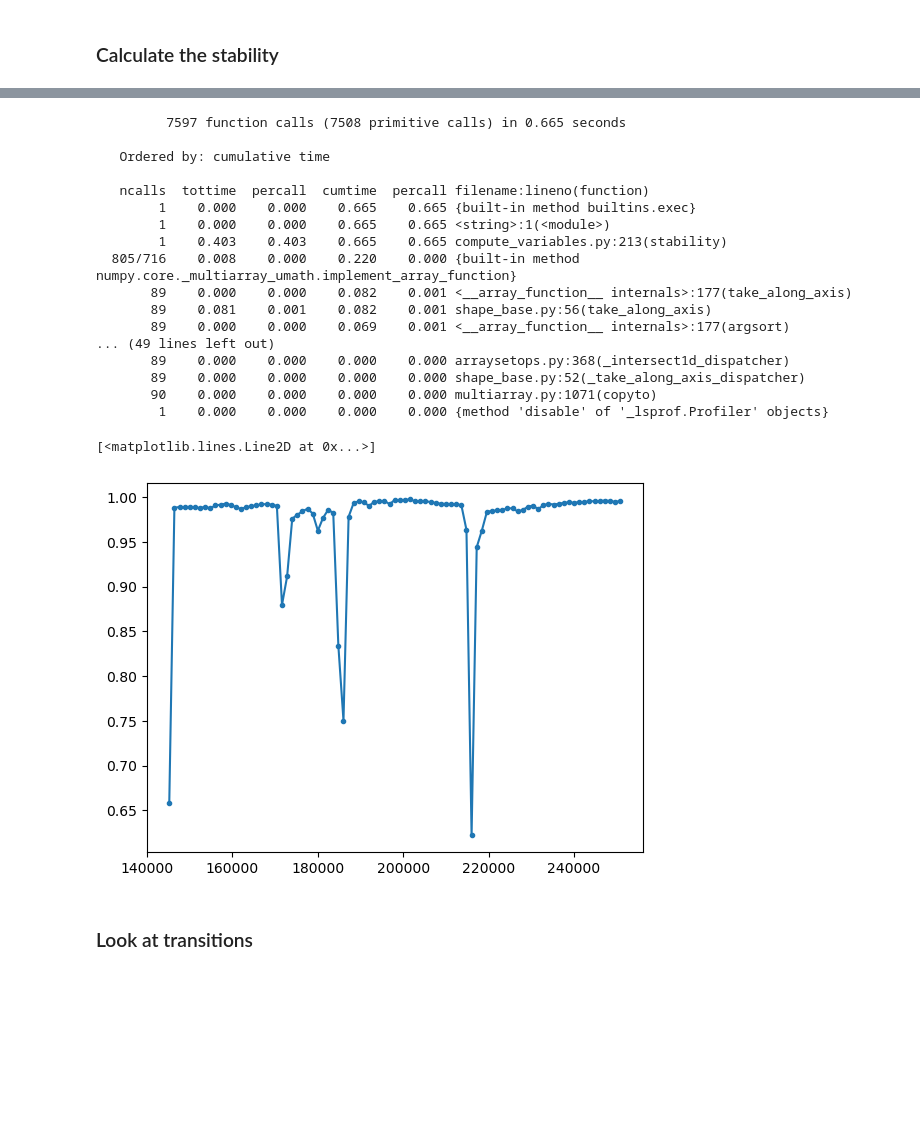
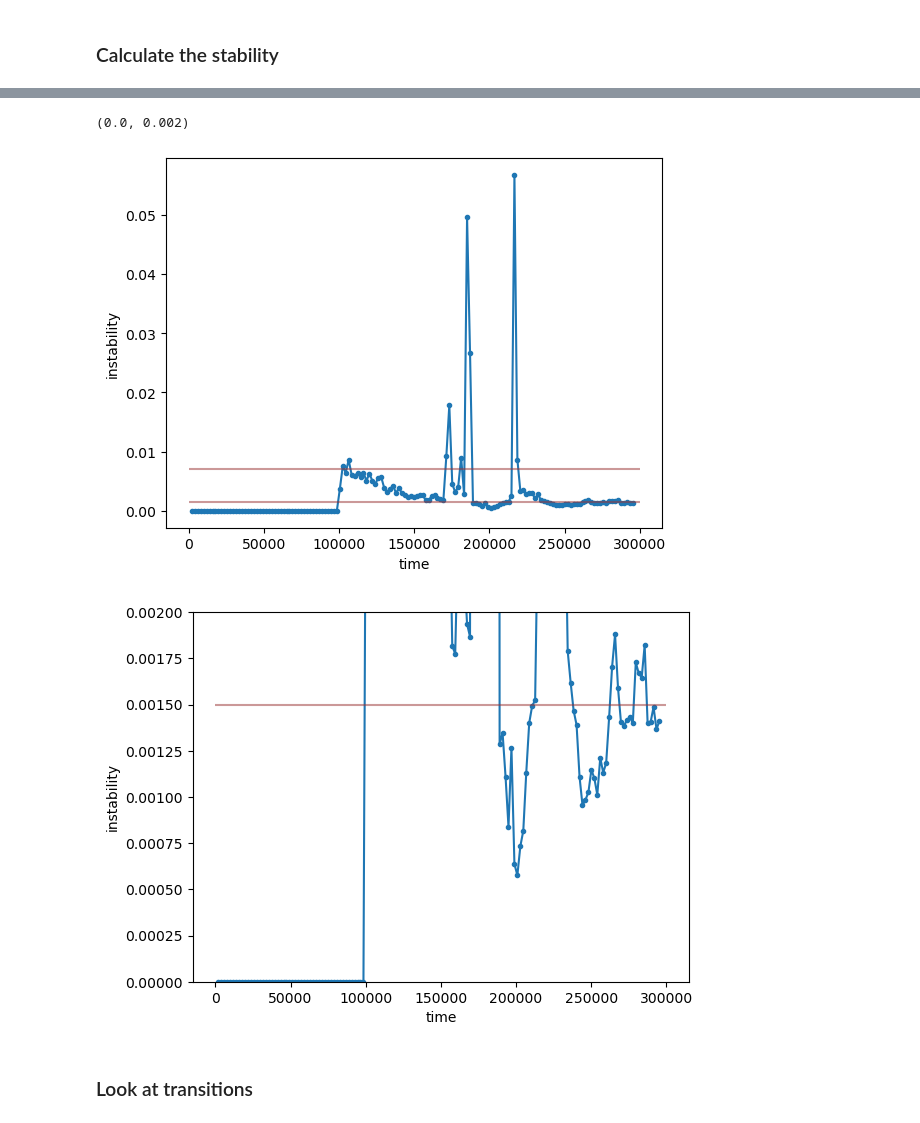
Before and after one commit to AnnieStephenson/r-place-emergence, a Jupyter notebook: tutorial.ipynb, the cells around one changed output, grey strips where cells are left out. Saved outputs shown, nothing was run; the diff lists cells and outputs as text; code cells hidden in the pictures; blank space fills up the shorter version.

Commit message:
added instability as output for stability()

```diff
--- a/tutorial.ipynb
+++ b/tutorial.ipynb
@@ -262,3 +280,13 @@ plt.xlim([0,5000])
 [figure]
 # %% [markdown]
 ### Calculate the stability
+# %%
+# for two time intervals
+time_bins = 150
+time_interval = var.TIME_WHITEONLY / time_bins  # seconds
+time_ranges = np.arange(0, var.TIME_WHITEONLY+time_interval-1e-4, time_interval)
+
+
+time_bins2 = 500
+time_interval2 = var.TIME_WHITEONLY / time_bins  # seconds
+time_ranges2 = np.arange(0, var.TIME_WHITEONLY+time_interval-1e-4, time_interval)
@@ -274,41 +333,21 @@ pixels3) = cv.stability(canvas_comp,
-# %%
-ut.check_time('cv.stability(canvas_comp, save_images=False,t_lims=times_comp,save_pickle=False)')
-# starting point: 0.208 seconds for comp 6
-# ignoring normalizations
-# starting point:
-# 0.204 for original logic
-# 0.174 seconds when we make it completely same logic but just with coords (and excluding the where())
-# 1.5 seconds with coords and where()
-# 0.241 for removing where and putting logic which isn't quite right but could be close
-# 0.2 for when we get rid of loop 1
-# 0.126 when we get rid of the current color loop
-# 0.016 if we get rid of the time loop wowieee
-# 0.149 when we correct the logic for coord_inds and add back the time loop.
-# 0.151 when we add in the ignoring of time before
-# 0.157 wow thats actually a lot faster than the original still??
-# 0.151 changing argsort to sort
-# %% [output]
-         7597 function calls (7508 primitive calls) in 0.665 seconds
-
-   Ordered by: cumulative time
-
-   ncalls  tottime  percall  cumtime  percall filename:lineno(function)
-        1    0.000    0.000    0.665    0.665 {built-in method builtins.exec}
-        1    0.000    0.000    0.665    0.665 <string>:1(<module>)
-        1    0.403    0.403    0.665    0.665 compute_variables.py:213(stability)
-  805/716    0.008    0.000    0.220    0.000 {built-in method numpy.core._multiarray_umath.implement_array_function}
-       89    0.000    0.000    0.082    0.001 <__array_function__ internals>:177(take_along_axis)
-       89    0.081    0.001    0.082    0.001 shape_base.py:56(take_along_axis)
-       89    0.000    0.000    0.069    0.001 <__array_function__ internals>:177(argsort)
-... (49 lines left out)
-       89    0.000    0.000    0.000    0.000 arraysetops.py:368(_intersect1d_dispatcher)
-       89    0.000    0.000    0.000    0.000 shape_base.py:52(_take_along_axis_dispatcher)
-       90    0.000    0.000    0.000    0.000 multiarray.py:1071(copyto)
-        1    0.000    0.000    0.000    0.000 {method 'disable' of '_lsprof.Profiler' objects}
-# %%
-plt.plot(times_comp[1:], stability_vs_time,'.-')
-# %% [output]
-[<matplotlib.lines.Line2D at 0x...>]
-[figure, removed]
+# %%
+plt.figure()
+plt.plot(time_ranges[1:], instab_vs_time_norm,'.-')
+plt.hlines(0.007, 0, 300000, alpha=0.5, color = [0.6, 0.2, 0.2])
+plt.hlines(0.0015, 0, 300000, alpha=0.5, color = [0.6, 0.2, 0.2])
+plt.ylabel('instability')
+plt.xlabel('time')
+
+plt.figure()
+plt.plot(time_ranges[1:], instab_vs_time_norm,'.-')
+plt.hlines(0.007, 0, 300000, alpha=0.5, color = [0.6, 0.2, 0.2])
+plt.hlines(0.0015, 0, 300000, alpha=0.5, color = [0.6, 0.2, 0.2])
+plt.ylabel('instability')
+plt.xlabel('time')
+plt.ylim([0, 0.002])
+# %% [output]
+(0.0, 0.002)
+[figure, added]
+[figure, added]
 # %% [markdown]
 ### Look at transitions
```
Also changed, not shown: parts of 17 cells of this notebook, 1 other file.
